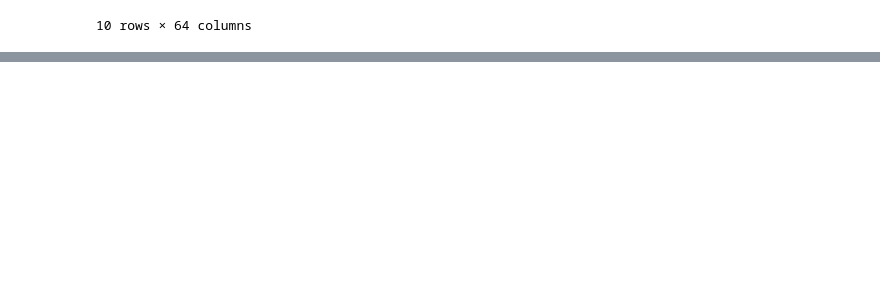
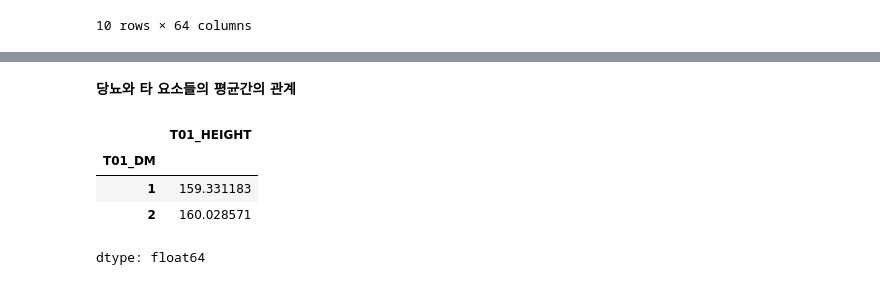
Before and after one commit to JOyongho4/DARTB4, a Jupyter notebook: KoreanHealthRecords.ipynb, the cells around one changed output, grey strips where cells are left out. Cells and saved outputs as stored; diff of their text form; code cells hidden in the pictures; blank space fills up the shorter version.

```diff
--- a/KoreanHealthRecords.ipynb
+++ b/KoreanHealthRecords.ipynb
@@ -123,0 +160,13 @@ R1_1
+# %% [markdown]
+**당뇨와 타 요소들의 평균간의 관계**
+# %%
+# 당뇨와 키간의 관계?
+# 키는 큰 차이가 없다
+DM_HEIGHT_AVG=R1_1.groupby('T01_DM')['T01_HEIGHT'].mean()
+DM_HEIGHT_AVG
+# %% [output]
+|  | T01_HEIGHT |
+| T01_DM |  |
+| 1 | 159.331183 |
+| 2 | 160.028571 |
+dtype: float64
```
Also changed, not shown: parts of 25 cells of this notebook.
